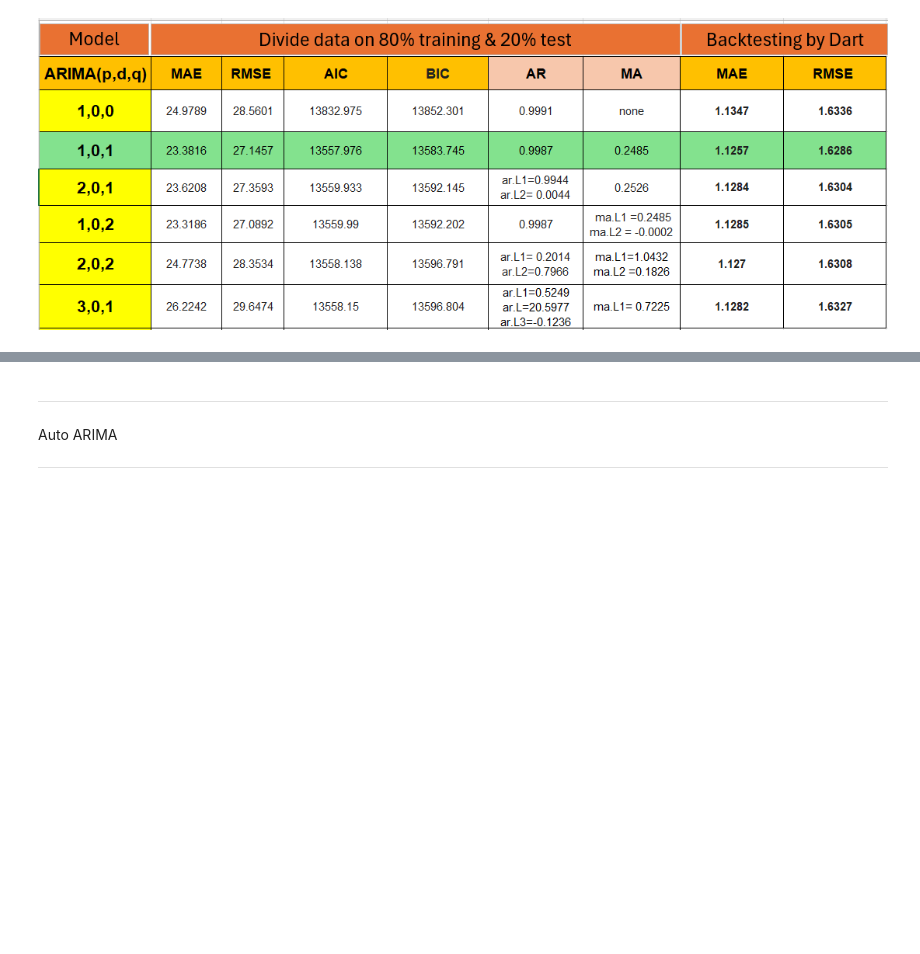
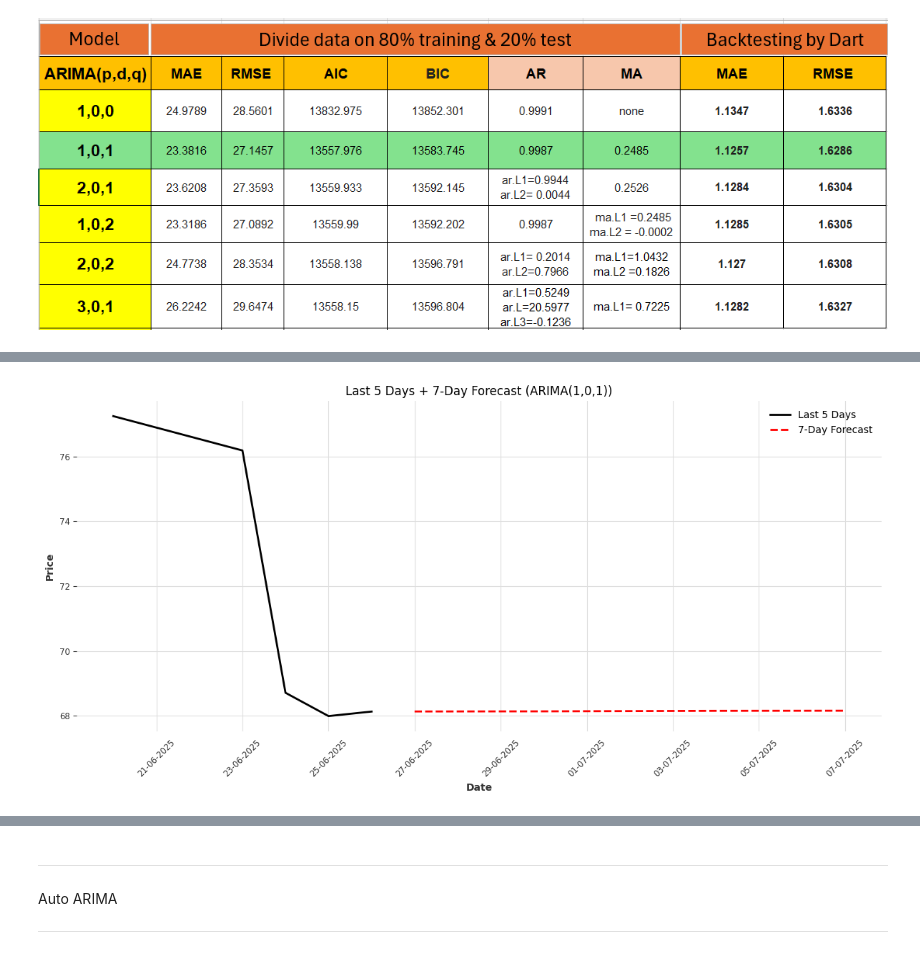
Before and after one commit to AliSalman25/first-Jupyter-Notebook-for-the-experiments, a Jupyter notebook: first_experiment.ipynb, the cells around one changed output, grey strips where cells are left out. Drawn from its saved outputs; the diff is of its cells as text; code cells hidden in the pictures; blank space fills up the shorter version.

```diff
--- a/first_experiment.ipynb
+++ b/first_experiment.ipynb
@@ -927,0 +994,23 @@ Concerning the evaluation metrics obtained from backtesting, the Mean Absolute E
+# %%
+# -------- Plot 2: Last 5 days + forecast --------
+last_60_days = series[-5:]
+combined_series = last_60_days.append(forecast)
+
+plt.figure(figsize=(12, 6))
+last_60_days.plot(label='Last 5 Days')
+forecast.plot(label='7-Day Forecast', lw=2, linestyle='--', color='red')
+
+plt.title("Last 5 Days + 7-Day Forecast (ARIMA(1,0,1))")
+plt.xlabel("Date")
+plt.ylabel("Price")
+plt.grid(True)
+plt.legend()
+
+# Format x-axis dates
+plt.gca().xaxis.set_major_formatter(mdates.DateFormatter('%d-%m-%Y'))
+plt.gca().xaxis.set_major_locator(mdates.AutoDateLocator())
+plt.xticks(rotation=45)
+plt.tight_layout()
+plt.show()
+# %% [output]
+[figure, added]
```
Also changed, not shown: parts of 4 cells of this notebook.
